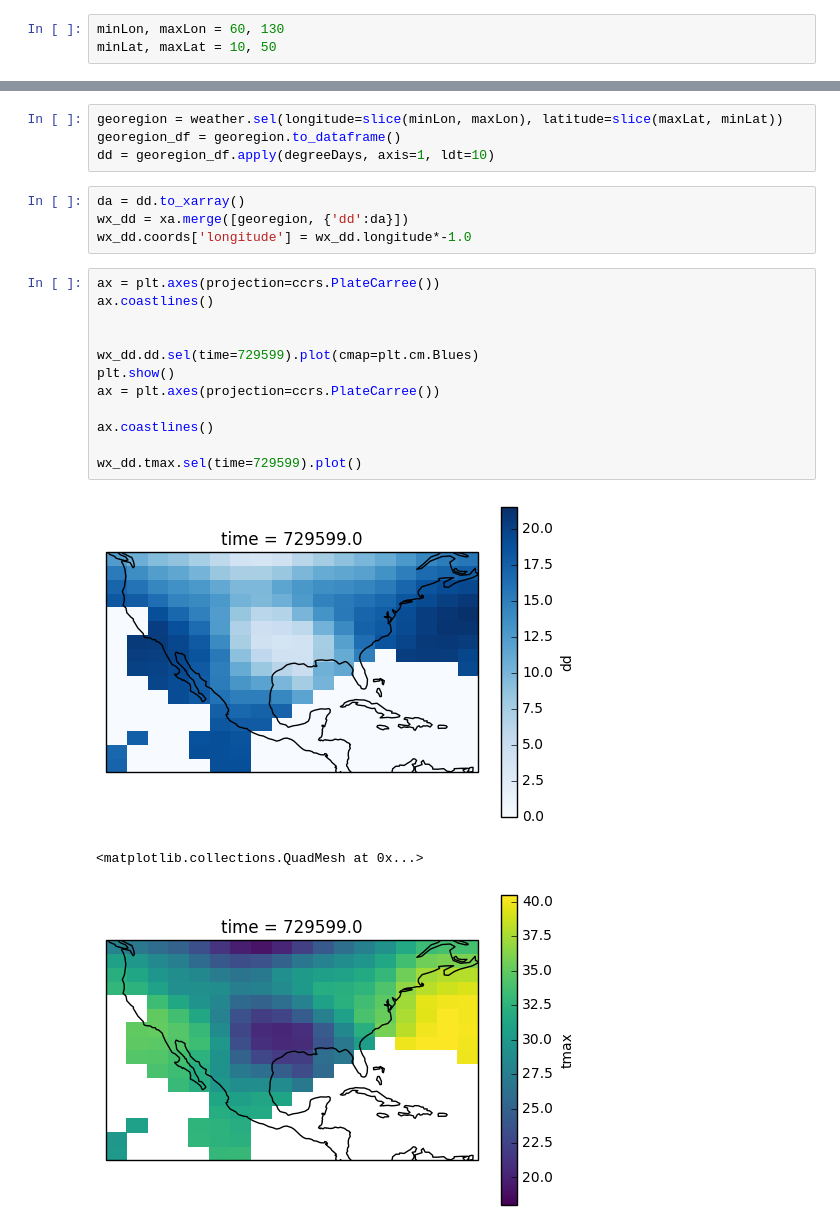
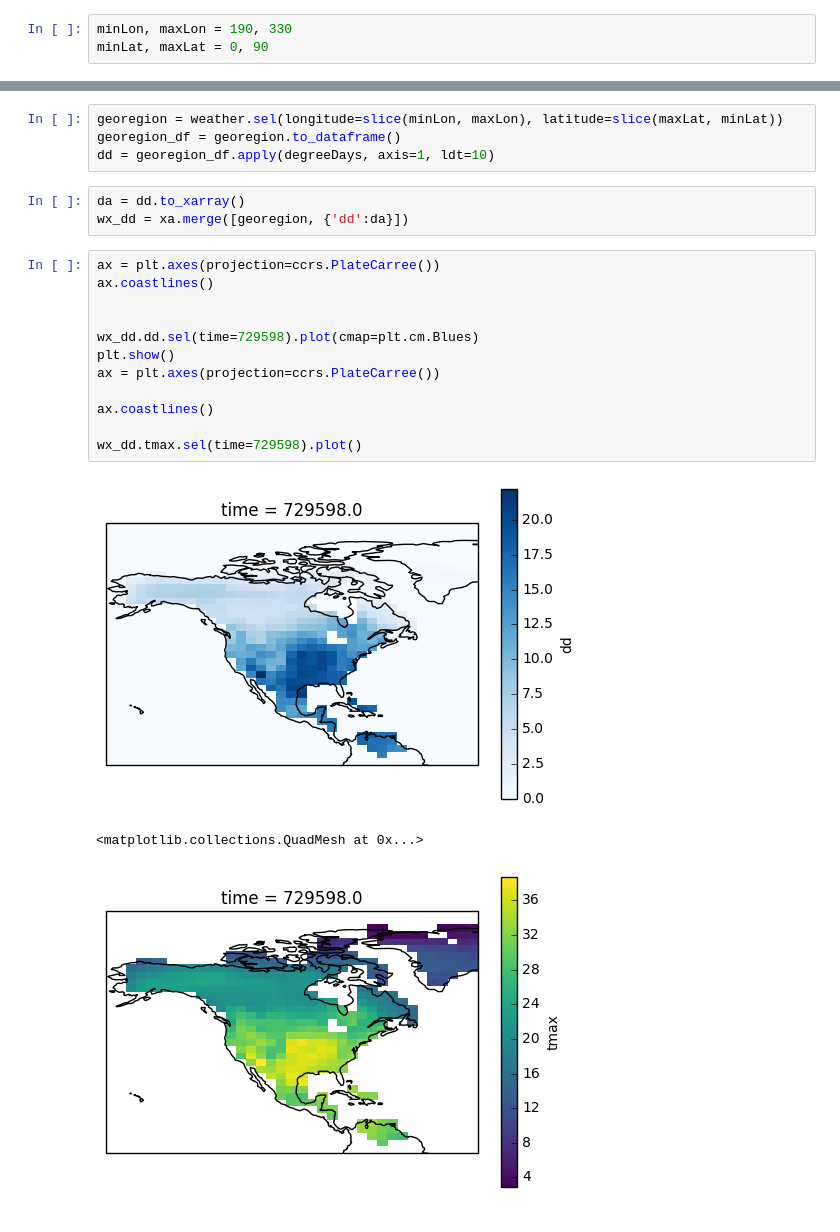
Before and after one commit to acannistra/ICBseasonality, a Jupyter notebook: maps/Seasonality Maps 2.ipynb, the cells around one changed output, grey strips where cells are left out. Drawn from its saved outputs; the diff is of its cells as text.

```diff
--- a/maps/Seasonality Maps 2.ipynb
+++ b/maps/Seasonality Maps 2.ipynb
@@ -11,8 +11,8 @@ import matplotlib.pyplot as plt
 
 Set geographic boundaries for the analysis:
 # %%
-minLon, maxLon = 60, 130
-minLat, maxLat = 10, 50
+minLon, maxLon = 190, 330
+minLat, maxLat = 0, 90
 # %% [markdown]
 Here's the weather dataset from 1950-2015:
 # %%
@@ -74,20 +83,19 @@ dd = georegion_df.apply(degreeDays, axis=1, ldt=10)
 # %%
 da = dd.to_xarray()
 wx_dd = xa.merge([georegion, {'dd':da}])
-wx_dd.coords['longitude'] = wx_dd.longitude*-1.0
 # %%
 ax = plt.axes(projection=ccrs.PlateCarree())
 ax.coastlines()
 
 
-wx_dd.dd.sel(time=729599).plot(cmap=plt.cm.Blues)
+wx_dd.dd.sel(time=729598).plot(cmap=plt.cm.Blues)
 plt.show()
 ax = plt.axes(projection=ccrs.PlateCarree())
 
 ax.coastlines()
 
-wx_dd.tmax.sel(time=729599).plot()
+wx_dd.tmax.sel(time=729598).plot()
 # %% [output]
-[figure, old version]
+[figure, new version]
 <matplotlib.collections.QuadMesh at 0x...>
-[figure, old version]
+[figure, new version]
```
Also changed, not shown: parts of 1 cell of this notebook, 1 other file.
